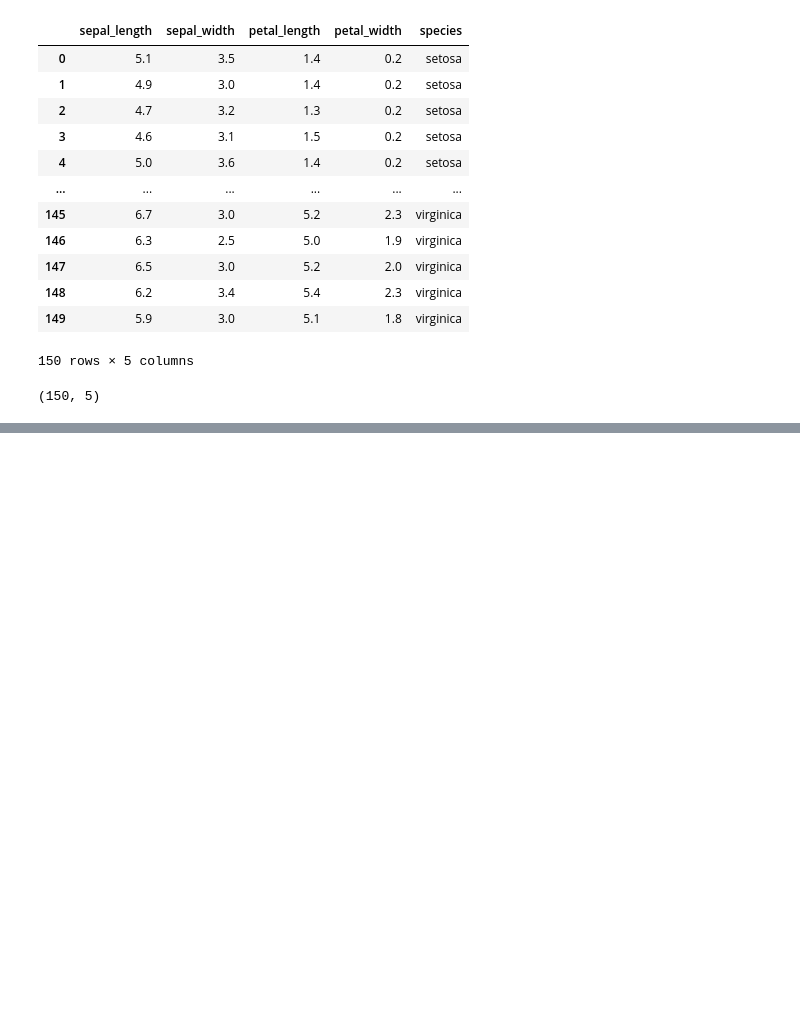
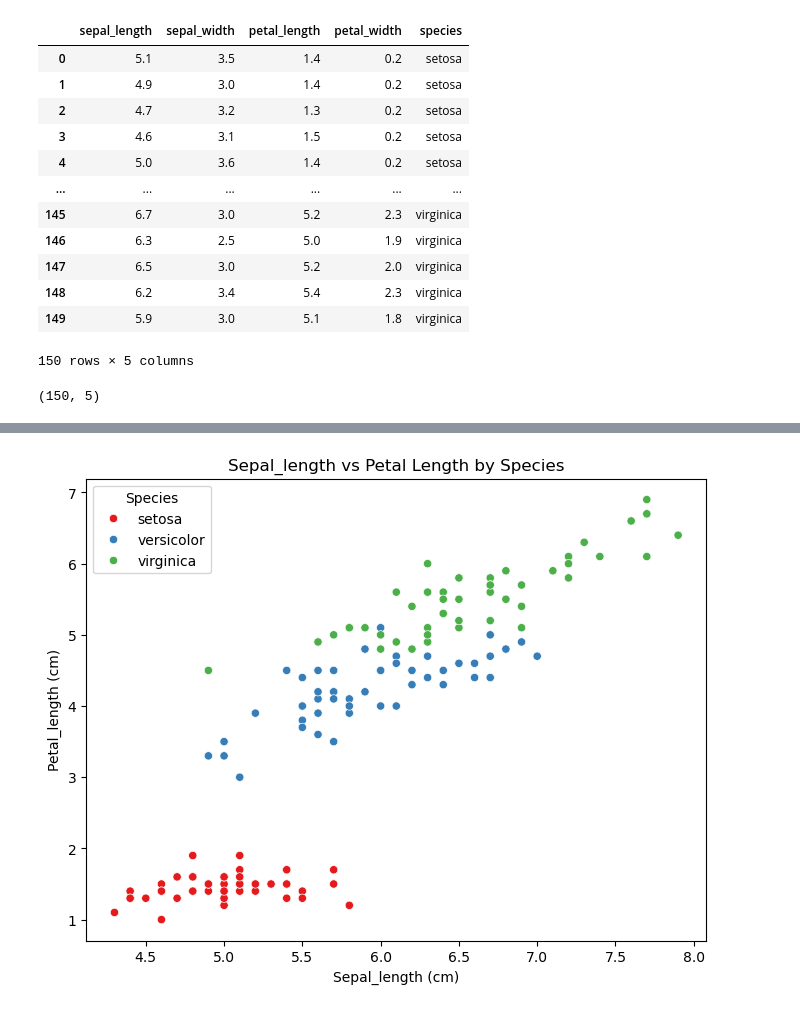
Before and after one commit to Gracemasebinu/iris, a Jupyter notebook: iris_project.ipynb, the cells around one changed output, grey strips where cells are left out. Saved outputs shown, nothing was run; the diff lists cells and outputs as text; code cells hidden in the pictures; blank space fills up the shorter version.

```diff
--- a/iris_project.ipynb
+++ b/iris_project.ipynb
@@ -28,0 +191,10 @@ iris.shape
+# %%
+plt.figure(figsize=(8, 6))
+sns.scatterplot(data=iris, x='sepal_length', y='petal_length', hue='species', palette='Set1')
+plt.title('Sepal_length vs Petal Length by Species')
+plt.xlabel('Sepal_length (cm)')
+plt.ylabel('Petal_length (cm)')
+plt.legend(title='Species')
+plt.show()
+# %% [output]
+[figure, added]
```
Also changed, not shown: parts of 31 cells of this notebook.
